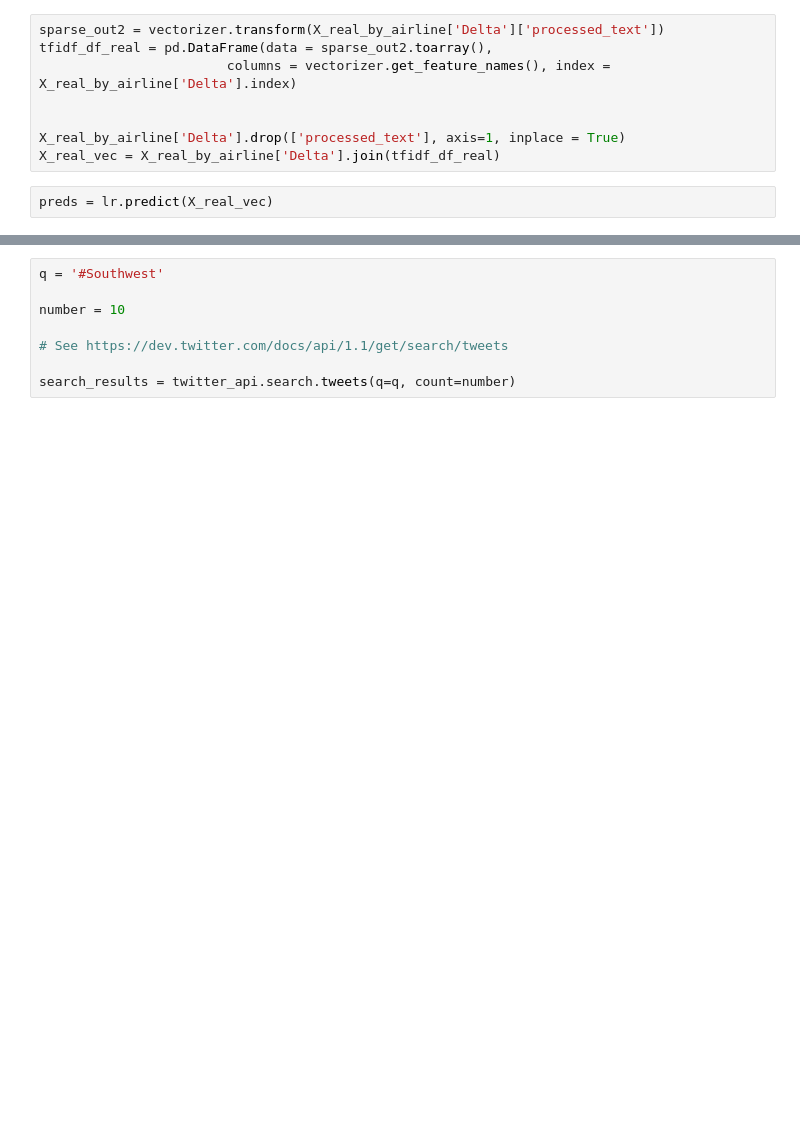
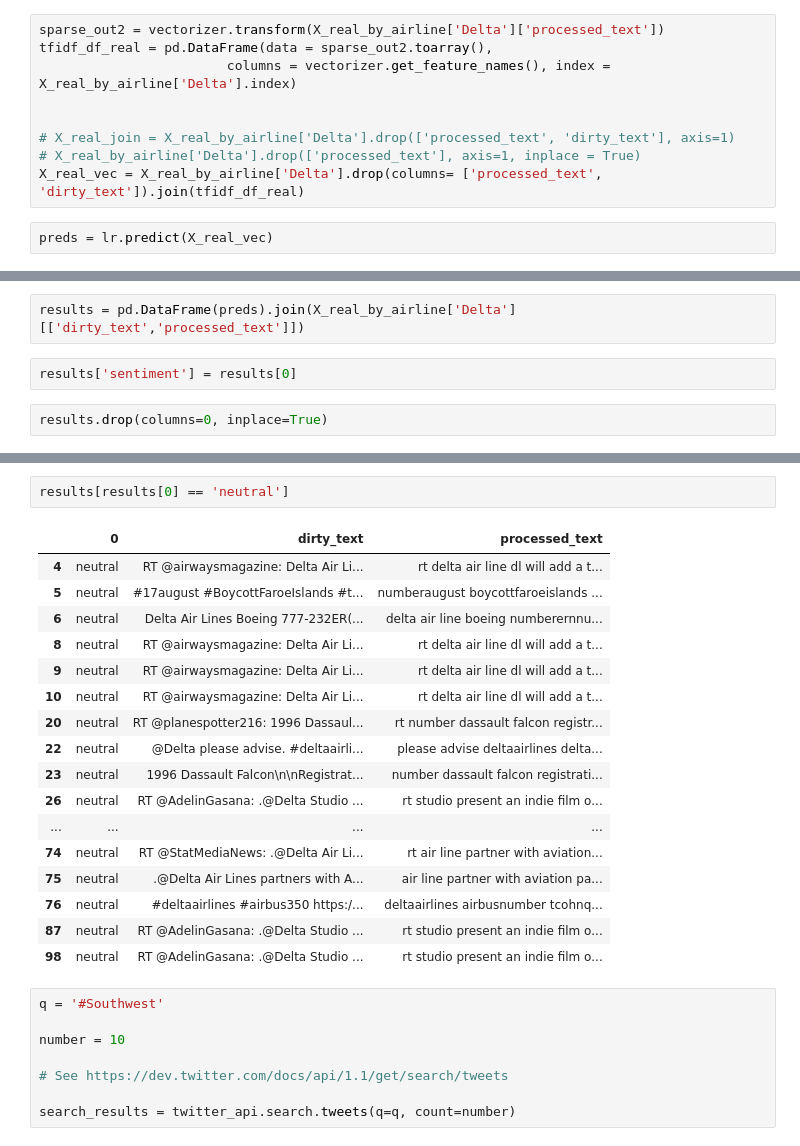
Before and after one commit to feelgd777/nlp_tweets, a Jupyter notebook: data_cleaning.ipynb, the cells around one changed output, grey strips where cells are left out. Drawn from its saved outputs; the diff is of its cells as text; blank space fills up the shorter version.

Commit message:
twitter data

```diff
--- a/data_cleaning.ipynb
+++ b/data_cleaning.ipynb
@@ -599,7 +607,8 @@ tfidf_df_real = pd.DataFrame(data = sparse_out2.toarray(),
                         columns = vectorizer.get_feature_names(), index = X_real_by_airline['Delta'].index)
 
 
-X_real_by_airline['Delta'].drop(['processed_text'], axis=1, inplace = True)
-X_real_vec = X_real_by_airline['Delta'].join(tfidf_df_real)
+# X_real_join = X_real_by_airline['Delta'].drop(['processed_text', 'dirty_text'], axis=1)
+# X_real_by_airline['Delta'].drop(['processed_text'], axis=1, inplace = True)
+X_real_vec = X_real_by_airline['Delta'].drop(columns= ['processed_text', 'dirty_text']).join(tfidf_df_real)
 # %%
 preds = lr.predict(X_real_vec)
@@ -621,0 +615,6 @@ pd.concat(pd.DataFrame(preds), pd.DataFrame()
+# %%
+results = pd.DataFrame(preds).join(X_real_by_airline['Delta'][['dirty_text','processed_text']])
+# %%
+results['sentiment'] = results[0]
+# %%
+results.drop(columns=0, inplace=True)
@@ -622,3 +637,23 @@ pd.concat(pd.DataFrame(preds), pd.DataFrame()
+# %%
+results[results[0] == 'neutral']
+# %% [output]
+|  | 0 | dirty_text | processed_text |
+| 4 | neutral | RT @airwaysmagazine: Delta Air Li... | rt delta air line dl will add a t... |
+| 5 | neutral | #17august #BoycottFaroeIslands #t... | numberaugust boycottfaroeislands ... |
+| 6 | neutral | Delta Air Lines Boeing 777-232ER(... | delta air line boeing numberernnu... |
+| 8 | neutral | RT @airwaysmagazine: Delta Air Li... | rt delta air line dl will add a t... |
+| 9 | neutral | RT @airwaysmagazine: Delta Air Li... | rt delta air line dl will add a t... |
+| 10 | neutral | RT @airwaysmagazine: Delta Air Li... | rt delta air line dl will add a t... |
+| 20 | neutral | RT @planespotter216: 1996 Dassaul... | rt number dassault falcon registr... |
+| 22 | neutral | @Delta please advise. #deltaairli... | please advise deltaairlines delta... |
+| 23 | neutral | 1996 Dassault Falcon\n\nRegistrat... | number dassault falcon registrati... |
+| 26 | neutral | RT @AdelinGasana: .@Delta Studio ... | rt studio present an indie film o... |
+| ... | ... | ... | ... |
+| 74 | neutral | RT @StatMediaNews: .@Delta Air Li... | rt air line partner with aviation... |
+| 75 | neutral | .@Delta Air Lines partners with A... | air line partner with aviation pa... |
+| 76 | neutral | #deltaairlines #airbus350 https:/... | deltaairlines airbusnumber tcohnq... |
+| 87 | neutral | RT @AdelinGasana: .@Delta Studio ... | rt studio present an indie film o... |
+| 98 | neutral | RT @AdelinGasana: .@Delta Studio ... | rt studio present an indie film o... |
 # %%
 q = '#Southwest'
 
```
Also changed, not shown: parts of 16 cells of this notebook.
